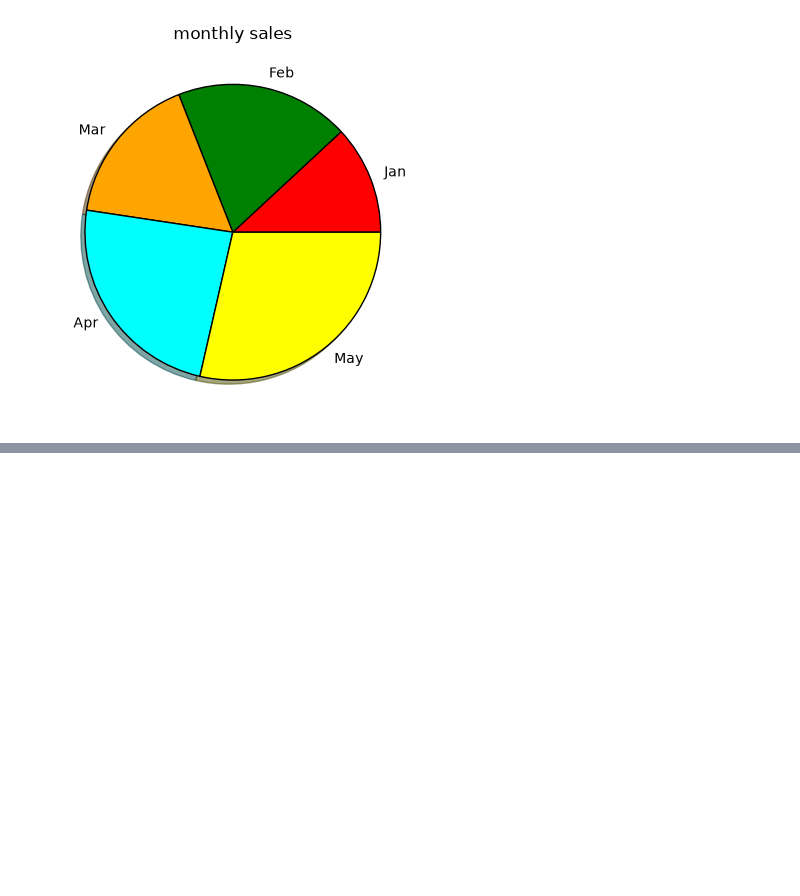
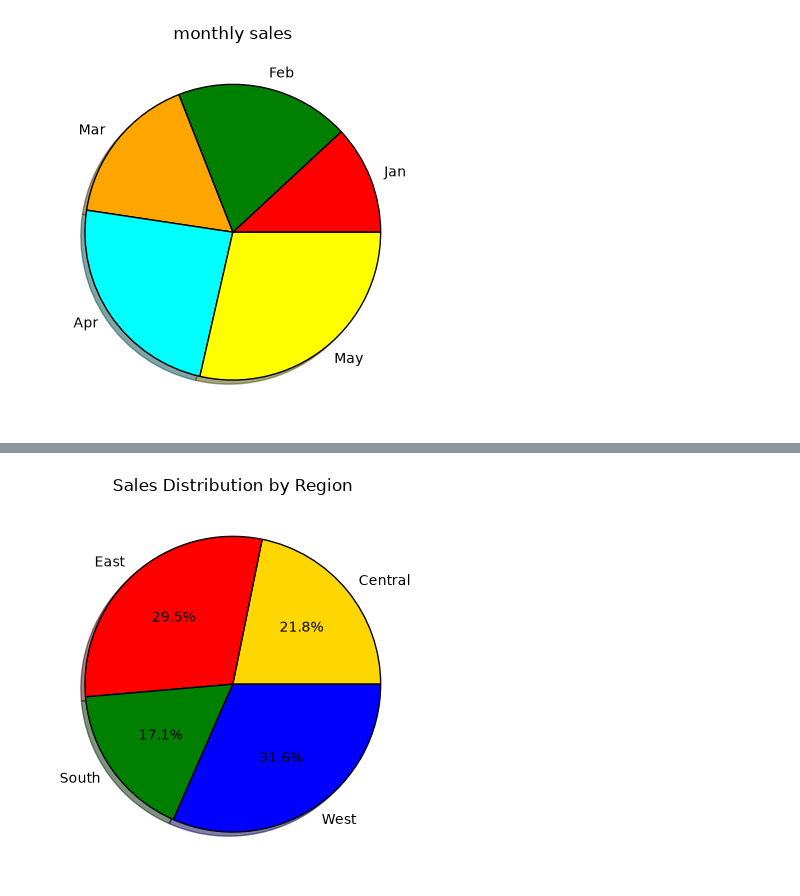
Before and after one commit to rohitdhamke/ml, a Jupyter notebook: matplotlib/practice.ipynb, the cells around one changed output, grey strips where cells are left out. Drawn from its saved outputs; the diff is of its cells as text; code cells hidden in the pictures; blank space fills up the shorter version.

```diff
--- a/matplotlib/practice.ipynb
+++ b/matplotlib/practice.ipynb
@@ -231,0 +312,20 @@ plt.show()
+# %%
+# 4  Create a pie chart showing the percentage of sales contributed by each region.
+
+# Requirements:
+
+# Different colors
+# Shadow=True
+# Black borders
+# Show percentage using autopct
+
+percentage = data.groupby("Region")["Sales"].sum().reset_index(name="sum_")
+percentage
+
+colors =["gold", "red", "green", "blue"]
+
+plt.pie(percentage["sum_"], labels=percentage["Region"], shadow="True", colors=colors, autopct="%1.1f%%", wedgeprops={"edgecolor" : "black"} )
+plt.title("Sales Distribution by Region")
+plt.show()
+# %% [output]
+[figure, added]
```
Also changed, not shown: parts of 6 cells of this notebook.
